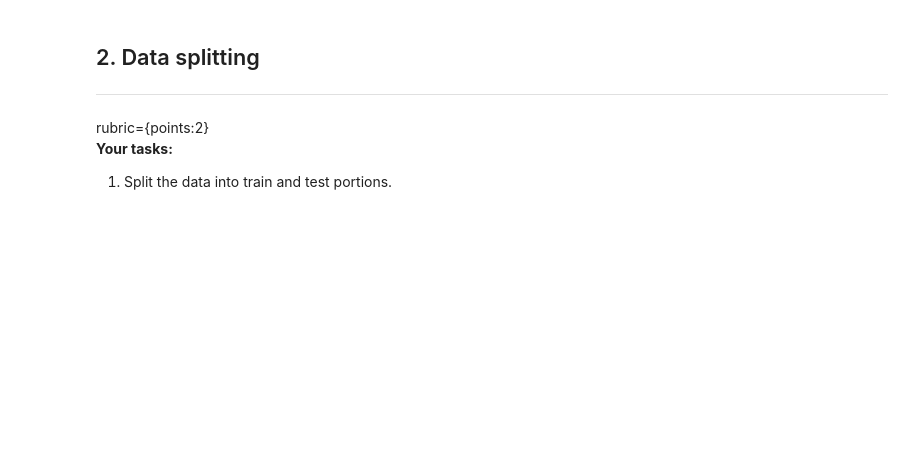
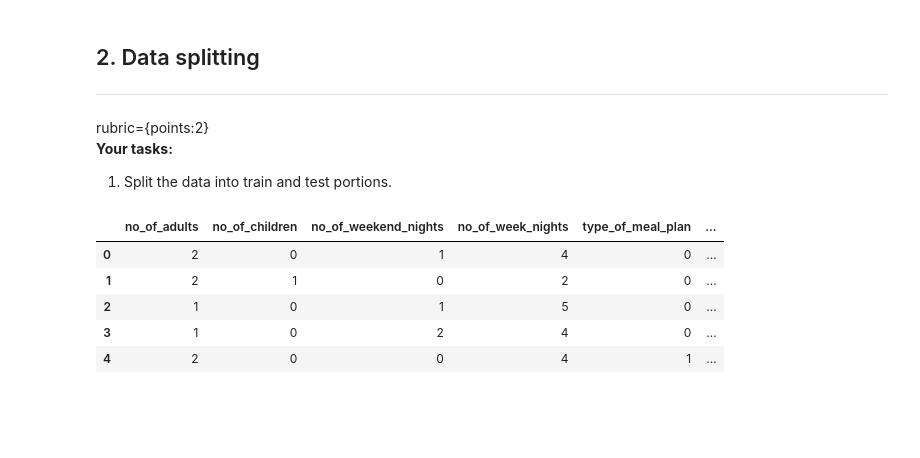
Before and after one commit to Blaise143/CPSC-330-ASSIGNMENTS, a Jupyter notebook: hw6/hw6-starter.ipynb, the cells around one changed output. Cells and saved outputs as stored; diff of their text form; code cells hidden in the pictures; blank space fills up the shorter version.

```diff
--- a/hw6/hw6-starter.ipynb
+++ b/hw6/hw6-starter.ipynb
@@ -124,13 +124,23 @@ rubric={points:2}
 # %%
 # OBTAINING TRAIN PATH
 TRAIN_PATH = "data/train__dataset.csv"
 
 # OBTAINING TEST PATH
 TEST_PATH = "data/test___dataset.csv"
 
 
 # GETTING THE TRAIN AND TEST SETS
 train_df, test_df = pd.read_csv(TRAIN_PATH), pd.read_csv(TEST_PATH)
+
+# DISPLAYING A SAMPLE OF THE TRAIN SET
+train_df.head()
+# %% [output]
+|  | no_of_adults | no_of_children | no_of_weekend_nights | no_of_week_nights | type_of_meal_plan | ... |
+| 0 | 2 | 0 | 1 | 4 | 0 | ... |
+| 1 | 2 | 1 | 0 | 2 | 0 | ... |
+| 2 | 1 | 0 | 1 | 5 | 0 | ... |
+| 3 | 1 | 0 | 2 | 4 | 0 | ... |
+| 4 | 2 | 0 | 0 | 4 | 1 | ... |
 # %% [markdown]
 <br><br>
 # %% [markdown]
```
Also changed, not shown: parts of 8 cells of this notebook.
